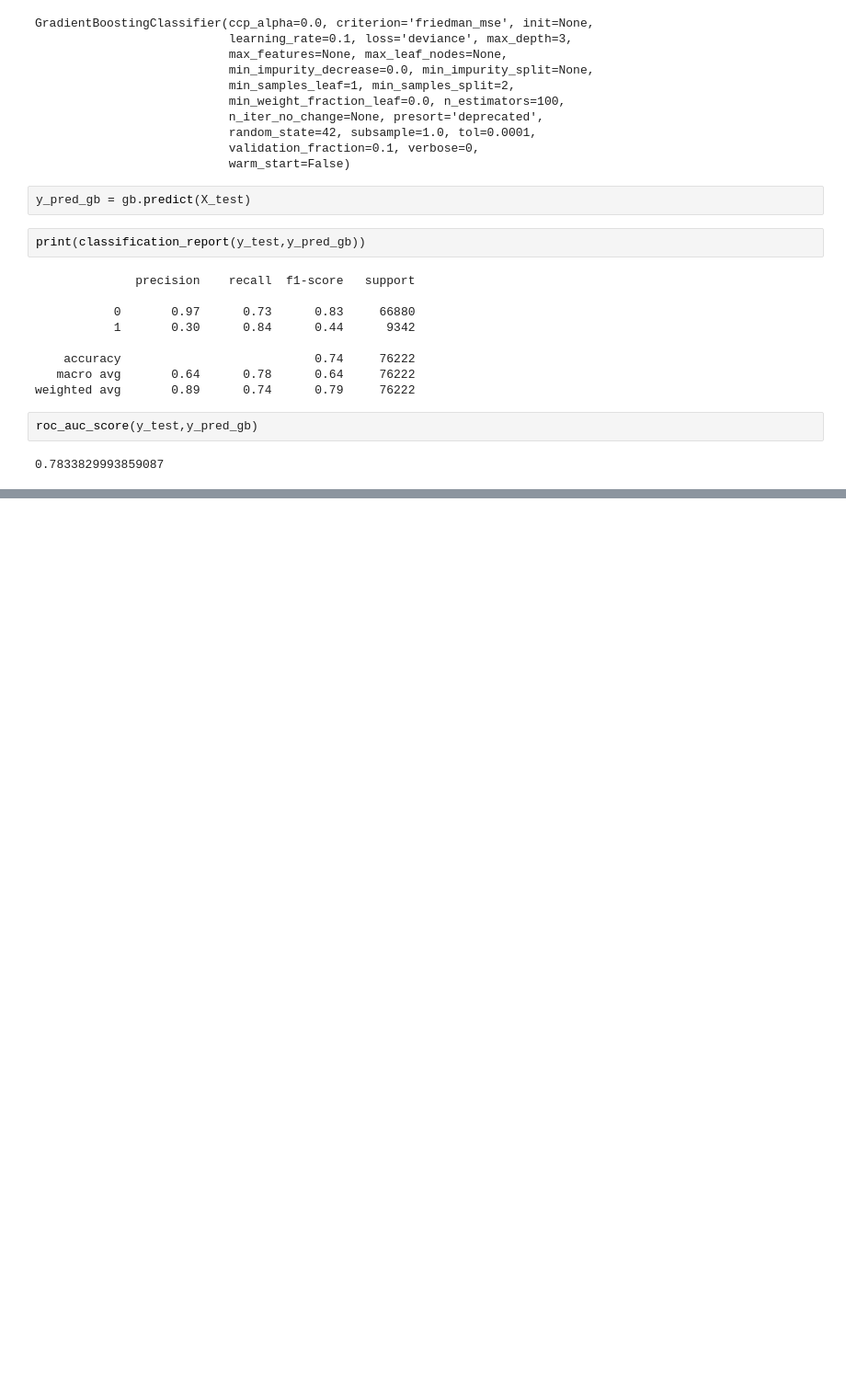
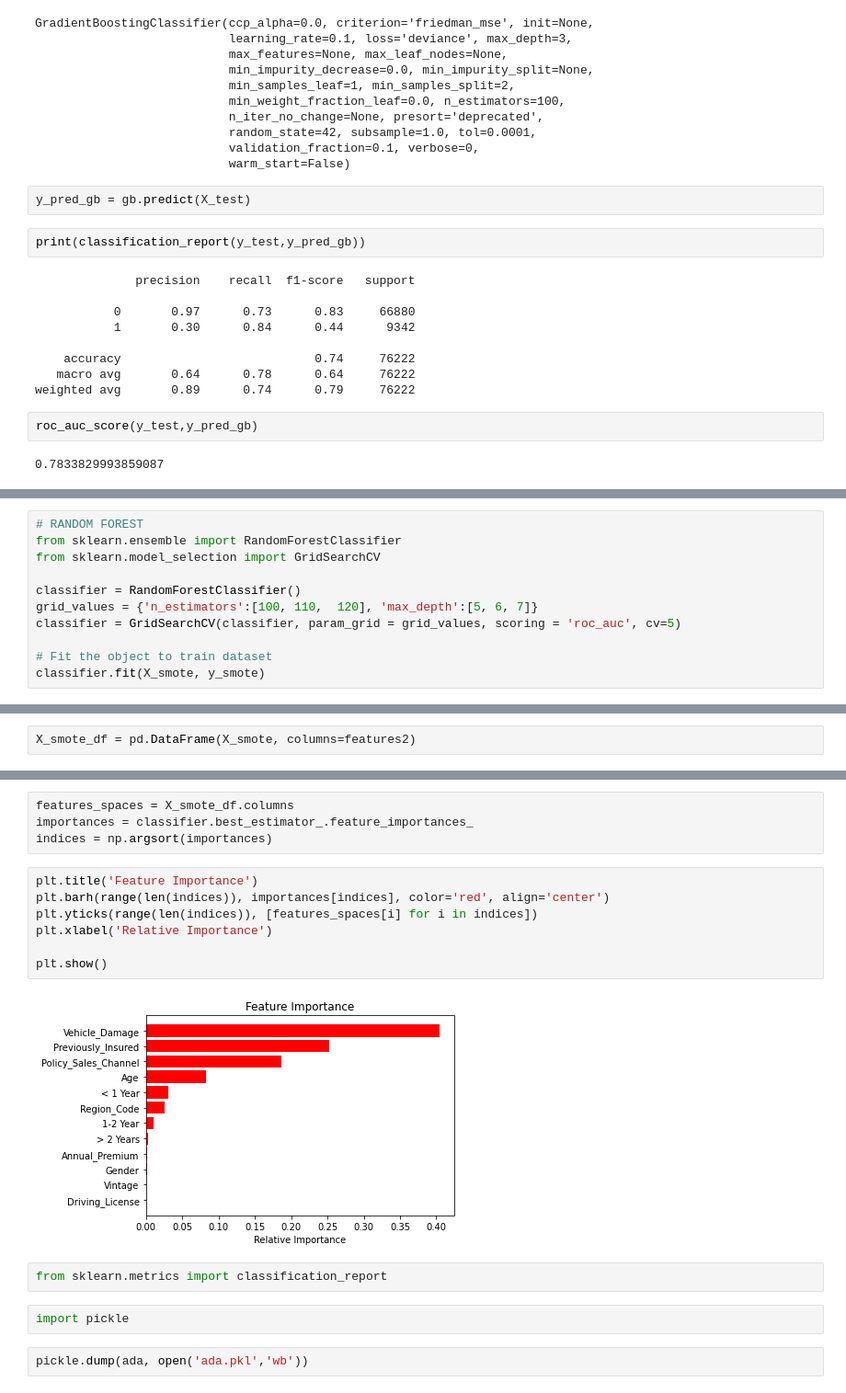
Before and after one commit to ankitbittu/HEALTH-INSURANCE-CROSS-SELL-PREDICTION, a Jupyter notebook: Copy_of_HEALTH_INSURANCE_CROSS_SELL_PREDICTION.ipynb, the cells around one changed output, grey strips where cells are left out. Shown: that part at 92% size. Saved outputs shown, nothing was run; the diff lists cells and outputs as text; blank space fills up the shorter version.

```diff
--- a/Copy_of_HEALTH_INSURANCE_CROSS_SELL_PREDICTION.ipynb
+++ b/Copy_of_HEALTH_INSURANCE_CROSS_SELL_PREDICTION.ipynb
@@ -897,0 +947,11 @@ roc_auc_score(y_test,y_pred_gb)
+# %%
+# RANDOM FOREST
+from sklearn.ensemble import RandomForestClassifier
+from sklearn.model_selection import GridSearchCV
+
+classifier = RandomForestClassifier()
+grid_values = {'n_estimators':[100, 110,  120], 'max_depth':[5, 6, 7]}
+classifier = GridSearchCV(classifier, param_grid = grid_values, scoring = 'roc_auc', cv=5)
+
+# Fit the object to train dataset
+classifier.fit(X_smote, y_smote)
@@ -897,0 +984,2 @@ roc_auc_score(y_test,y_pred_gb)
+# %%
+X_smote_df = pd.DataFrame(X_smote, columns=features2)
@@ -897,0 +1002,19 @@ roc_auc_score(y_test,y_pred_gb)
+# %%
+features_spaces = X_smote_df.columns
+importances = classifier.best_estimator_.feature_importances_
+indices = np.argsort(importances)
+# %%
+plt.title('Feature Importance')
+plt.barh(range(len(indices)), importances[indices], color='red', align='center')
+plt.yticks(range(len(indices)), [features_spaces[i] for i in indices])
+plt.xlabel('Relative Importance')
+
+plt.show()
+# %% [output]
+[figure, added]
+# %%
+from sklearn.metrics import classification_report
+# %%
+import pickle
+# %%
+pickle.dump(ada, open('ada.pkl','wb'))
```
Also changed, not shown: parts of 44 cells of this notebook.
